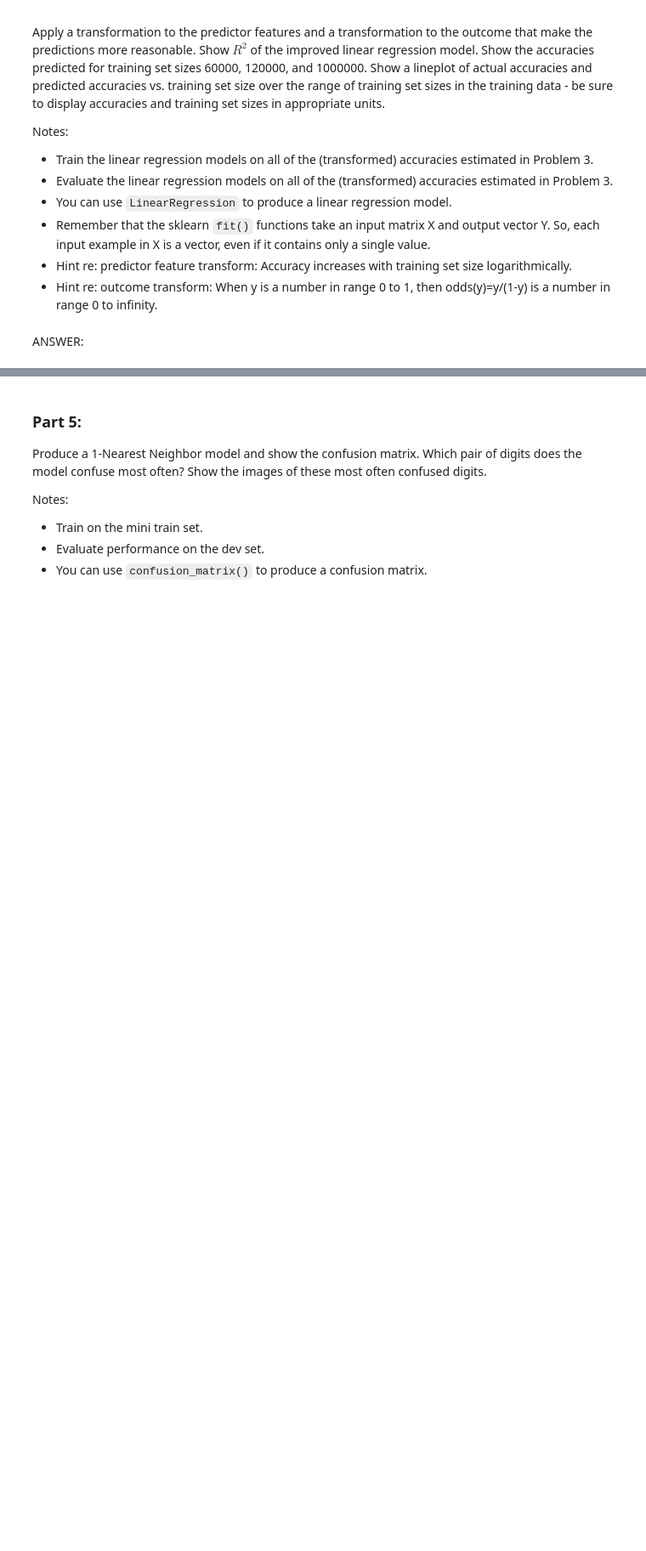
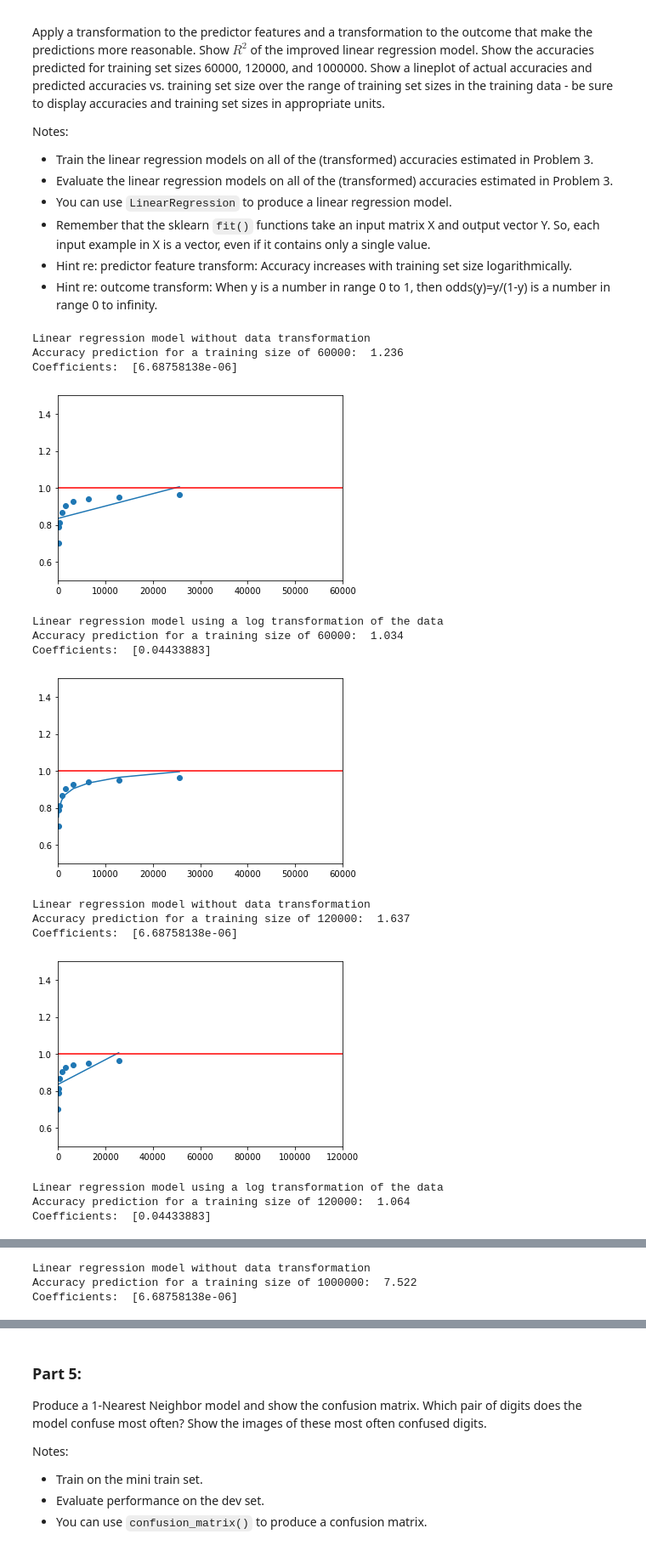
Before and after one commit to imander/w207, a Jupyter notebook: project1/ian_anderson_p1.ipynb, the cells around one changed output, grey strips where cells are left out. Shown: that part at 85% size. Saved outputs shown, nothing was run; the diff lists cells and outputs as text; code cells hidden in the pictures; blank space fills up the shorter version.

```diff
--- a/project1/ian_anderson_p1.ipynb
+++ b/project1/ian_anderson_p1.ipynb
@@ -207,8 +207,7 @@ def P3(train_sizes):
 ### STUDENT START ###
 
     # set variables for priting the results table
-    headers = ["Training Size", "Accuracy", "Elapsed Time"]
-    rows = []
+    rows = {"Training Size":[], "Accuracy":[], "Elapsed Time":[]}
 
     # iterate through each desired size of training data
     for size in train_sizes:
@@ -236,16 +235,20 @@ def P3(train_sizes):
         accuracy = np.sum(dev_predictions==dev_labels) / len(dev_predictions)
 
         # append results to the "rows" variable
-        rows.append([size, accuracy, elapsed_time])
+        rows["Training Size"].append(size)
+        rows["Accuracy"].append(accuracy)
+        rows["Elapsed Time"].append(elapsed_time)
 
-    # print a table of the result set
-    print(tabulate(rows, headers, tablefmt="github"))
+    return rows
 
 
 ### STUDENT END ###
 
 train_sizes = [100, 200, 400, 800, 1600, 3200, 6400, 12800, 25600]
-P3(train_sizes)
+accuracies = P3(train_sizes)
+
+# print a table of the results
+print(tabulate(accuracies, headers='keys', tablefmt="github"))
 # %% [output]
 |   Training Size |   Accuracy |   Elapsed Time |
 |-----------------|------------|----------------|
@@ -284,2 +278,56 @@ Notes:
-# %% [markdown]
-ANSWER:
+# %%
+### STUDENT START ###
+
+def P4(train_sizes, accuracies, predict_size, transform=False):
+
+    # reshape the vectors into matrices to use fit()
+    ts_array = np.asarray(train_sizes).reshape(-1,1)
+    tset = np.array([predict_size]).reshape(-1,1)
+
+    # perform a log transformation of the data if specified by caller
+    if transform:
+        ts_array = np.log(ts_array)
+        tset = np.log(tset)
+
+    # create and fit the linear regression model
+    lr = LinearRegression()
+    lr.fit(ts_array, accuracies)
+
+    # Generate the message string to print out the accuracy results
+    msg = "Accuracy prediction for a training size of {}: {: .3f}"
+    print(msg.format(predict_size, lr.predict(tset)[0]))
+    print("Coefficients: ", lr.coef_)
+
+    # print the plot of the results
+    plt.scatter(train_sizes, accuracies)
+    plt.plot(train_sizes, lr.predict(ts_array))
+    plt.axhline(y = 1.0, color = 'r')
+    plt.xlim([0, predict_size]), plt.ylim([0.5, 1.5])
+    plt.show()
+
+# Iterate through the various training set sizes for the prediction
+for predict in [60000, 120000, 1000000]:
+    print("Linear regression model without data transformation")
+    P4(train_sizes, accuracies["Accuracy"], predict)
+
+    print("Linear regression model using a log transformation of the data")
+    P4(train_sizes, accuracies["Accuracy"], predict, transform=True)
+
+
+### STUDENT END ###
+# %% [output]
+Linear regression model without data transformation
+Accuracy prediction for a training size of 60000:  1.236
+Coefficients:  [6.68758138e-06]
+[figure, added]
+Linear regression model using a log transformation of the data
+Accuracy prediction for a training size of 60000:  1.034
+Coefficients:  [0.04433883]
+[figure, added]
+Linear regression model without data transformation
+Accuracy prediction for a training size of 120000:  1.637
+Coefficients:  [6.68758138e-06]
+[figure, added]
+Linear regression model using a log transformation of the data
+Accuracy prediction for a training size of 120000:  1.064
+Coefficients:  [0.04433883]
@@ -285,0 +335,3 @@ ANSWER:
+Linear regression model without data transformation
+Accuracy prediction for a training size of 1000000:  7.522
+Coefficients:  [6.68758138e-06]
```
Also changed, not shown: parts of 5 cells of this notebook.
